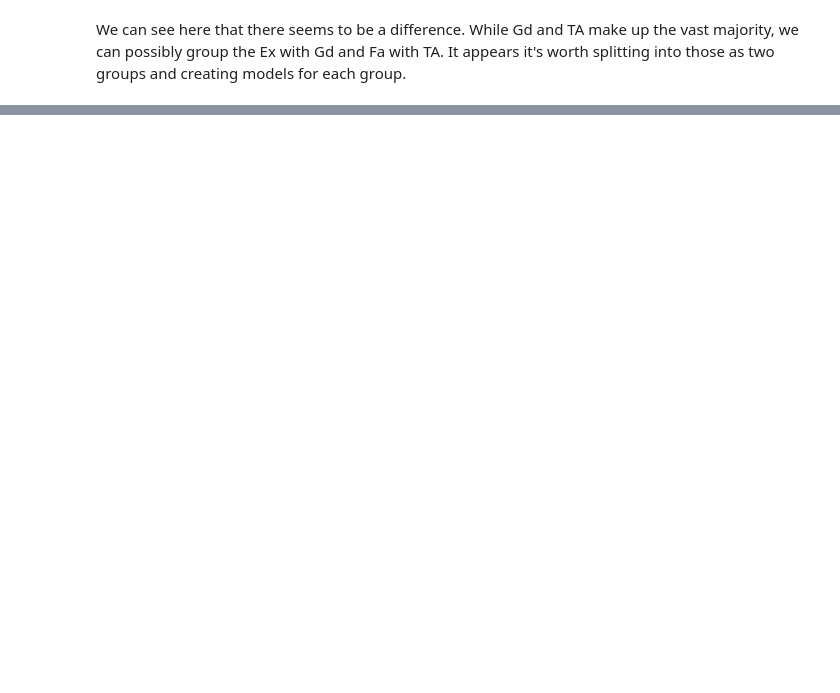
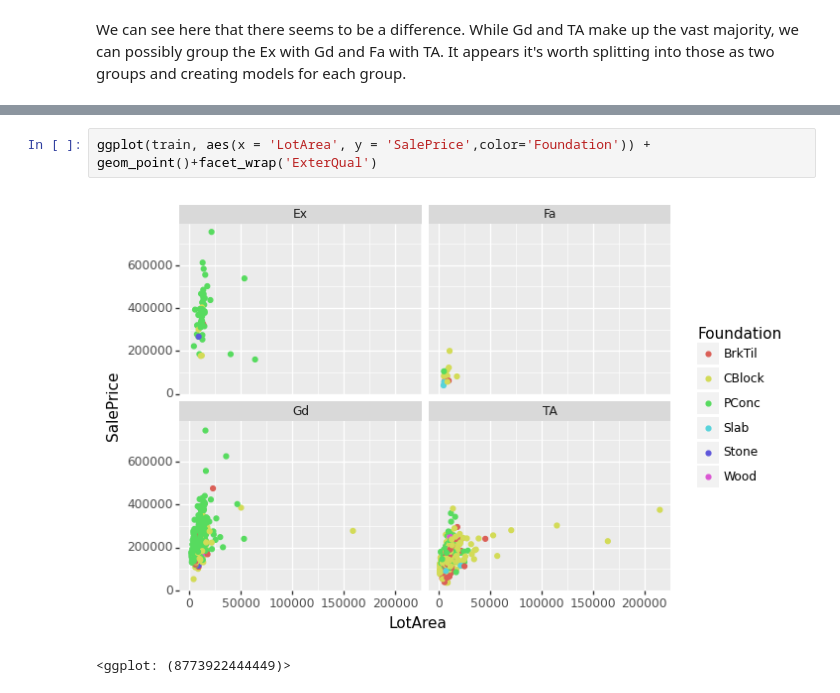
Before and after one commit to ronsperber/Real-Estate-Pricing, a Jupyter notebook: realestateprice.ipynb, the cells around one changed output, grey strips where cells are left out. Drawn from its saved outputs; the diff is of its cells as text; blank space fills up the shorter version.

```diff
--- a/realestateprice.ipynb
+++ b/realestateprice.ipynb
@@ -1332,0 +1365,5 @@ We can see here that there seems to be a difference. While Gd and TA make up the
+# %%
+ggplot(train, aes(x = 'LotArea', y = 'SalePrice',color='Foundation')) + geom_point()+facet_wrap('ExterQual')
+# %% [output]
+[figure, added]
+<ggplot: (8773922444449)>
```
Also changed, not shown: parts of 78 cells of this notebook.
